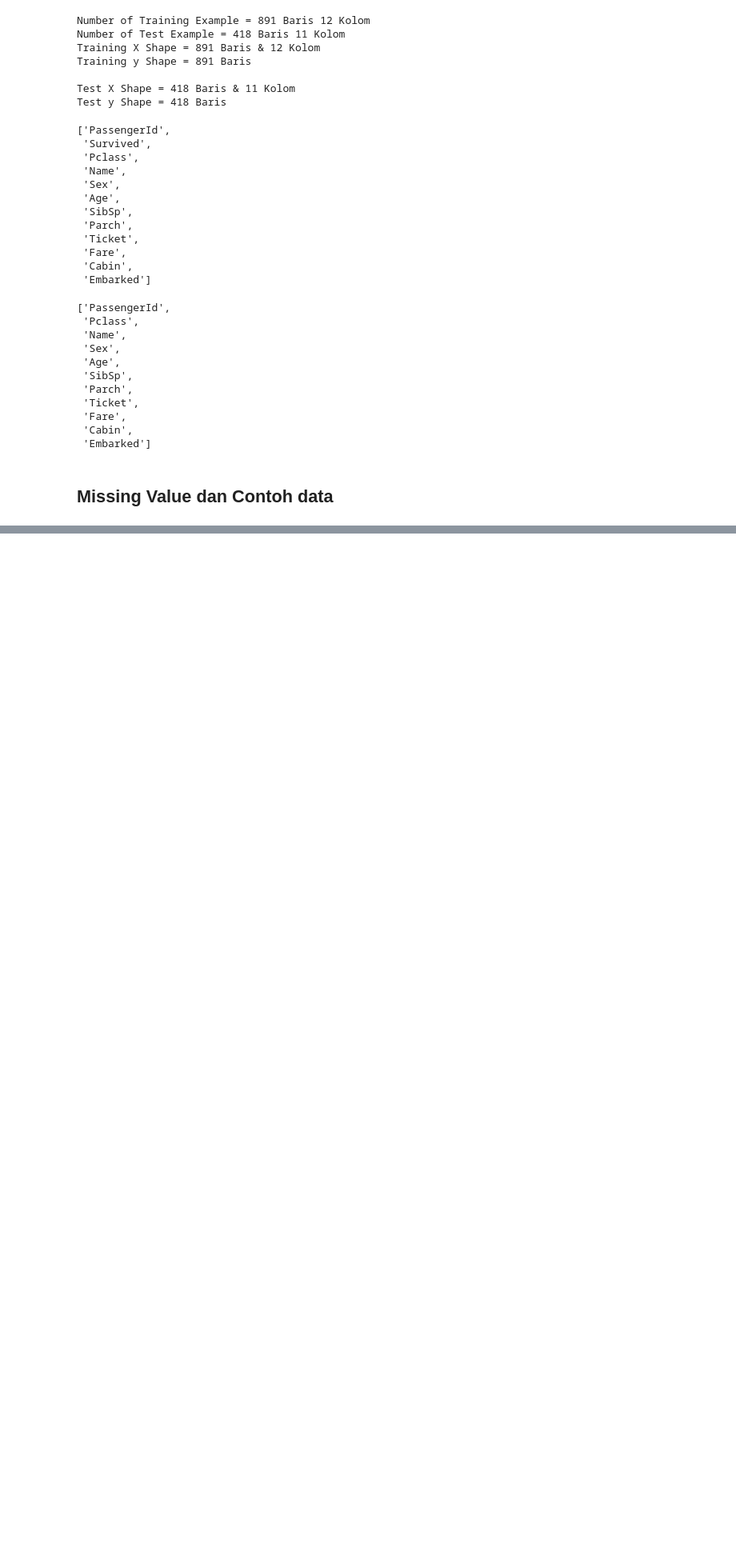
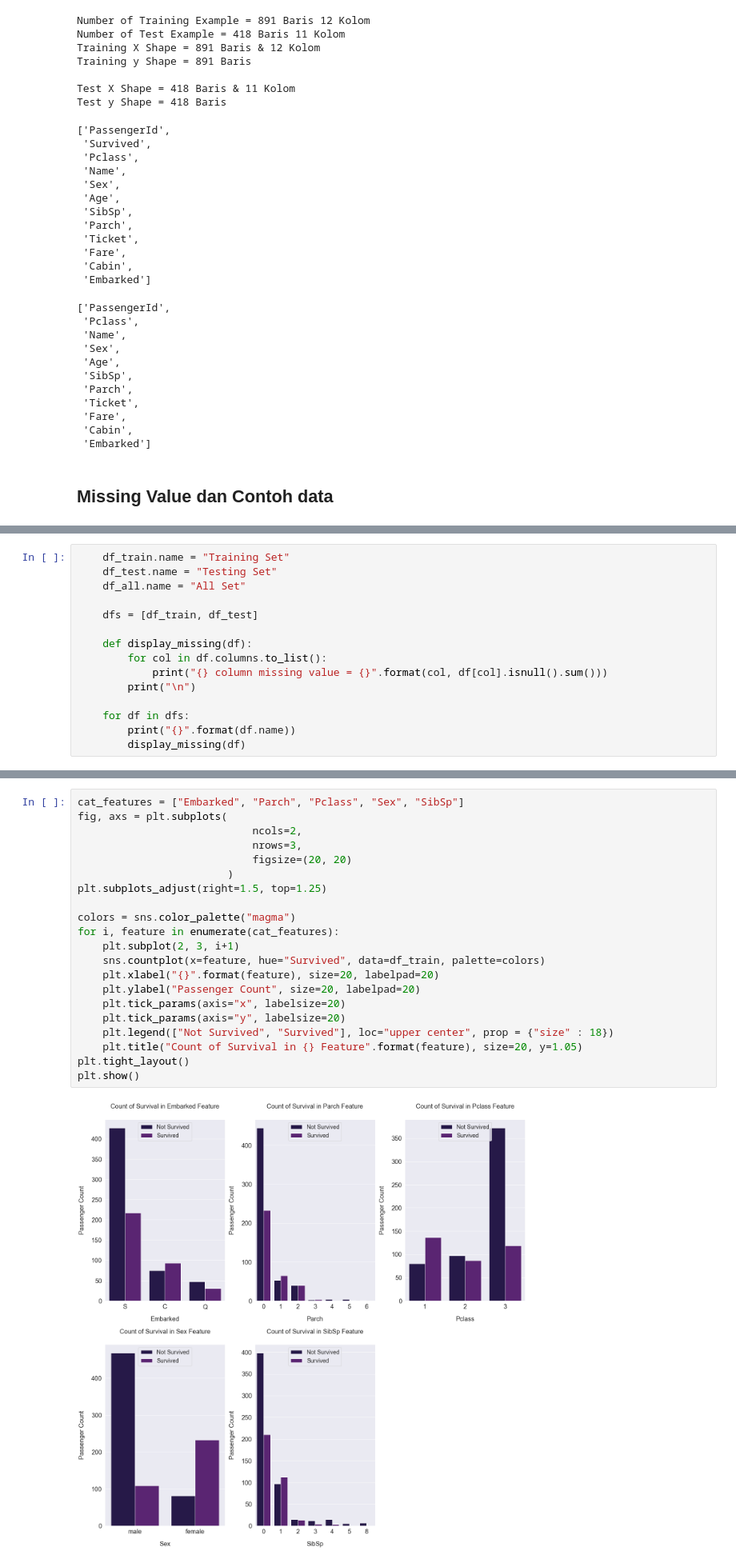
Before and after one commit to UsepSyaikalArifin/Application-File-PT-Bukit-Makmur-Mandiri-Utama-BUMA-, a Jupyter notebook: Kelas Penerapan di Industri/Basic Feature Discovering for Machine Learning/Jupyter Notebook/main.ipynb, the cells around one changed output, grey strips where cells are left out. Shown at 80% size. Cells and saved outputs as stored; diff of their text form; blank space fills up the shorter version.

```diff
--- a/Kelas Penerapan di Industri/Basic Feature Discovering for Machine Learning/Jupyter Notebook/main.ipynb
+++ b/Kelas Penerapan di Industri/Basic Feature Discovering for Machine Learning/Jupyter Notebook/main.ipynb
@@ -203,0 +229,15 @@ None
+# %%
+    df_train.name = "Training Set"
+    df_test.name = "Testing Set"
+    df_all.name = "All Set"
+
+    dfs = [df_train, df_test]
+
+    def display_missing(df):
+        for col in df.columns.to_list():
+            print("{} column missing value = {}".format(col, df[col].isnull().sum()))
+        print("\n")
+
+    for df in dfs:
+        print("{}".format(df.name))
+        display_missing(df)
@@ -203,0 +309,23 @@ None
+# %%
+cat_features = ["Embarked", "Parch", "Pclass", "Sex", "SibSp"]
+fig, axs = plt.subplots(
+                            ncols=2,
+                            nrows=3,
+                            figsize=(20, 20)
+                        )
+plt.subplots_adjust(right=1.5, top=1.25)
+
+colors = sns.color_palette("magma")
+for i, feature in enumerate(cat_features):
+    plt.subplot(2, 3, i+1)
+    sns.countplot(x=feature, hue="Survived", data=df_train, palette=colors)
+    plt.xlabel("{}".format(feature), size=20, labelpad=20)
+    plt.ylabel("Passenger Count", size=20, labelpad=20)
+    plt.tick_params(axis="x", labelsize=20)
+    plt.tick_params(axis="y", labelsize=20)
+    plt.legend(["Not Survived", "Survived"], loc="upper center", prop = {"size" : 18})
+    plt.title("Count of Survival in {} Feature".format(feature), size=20, y=1.05)
+plt.tight_layout()
+plt.show()
+# %% [output]
+[figure, added]
```
Also changed, not shown: parts of 13 cells of this notebook.
